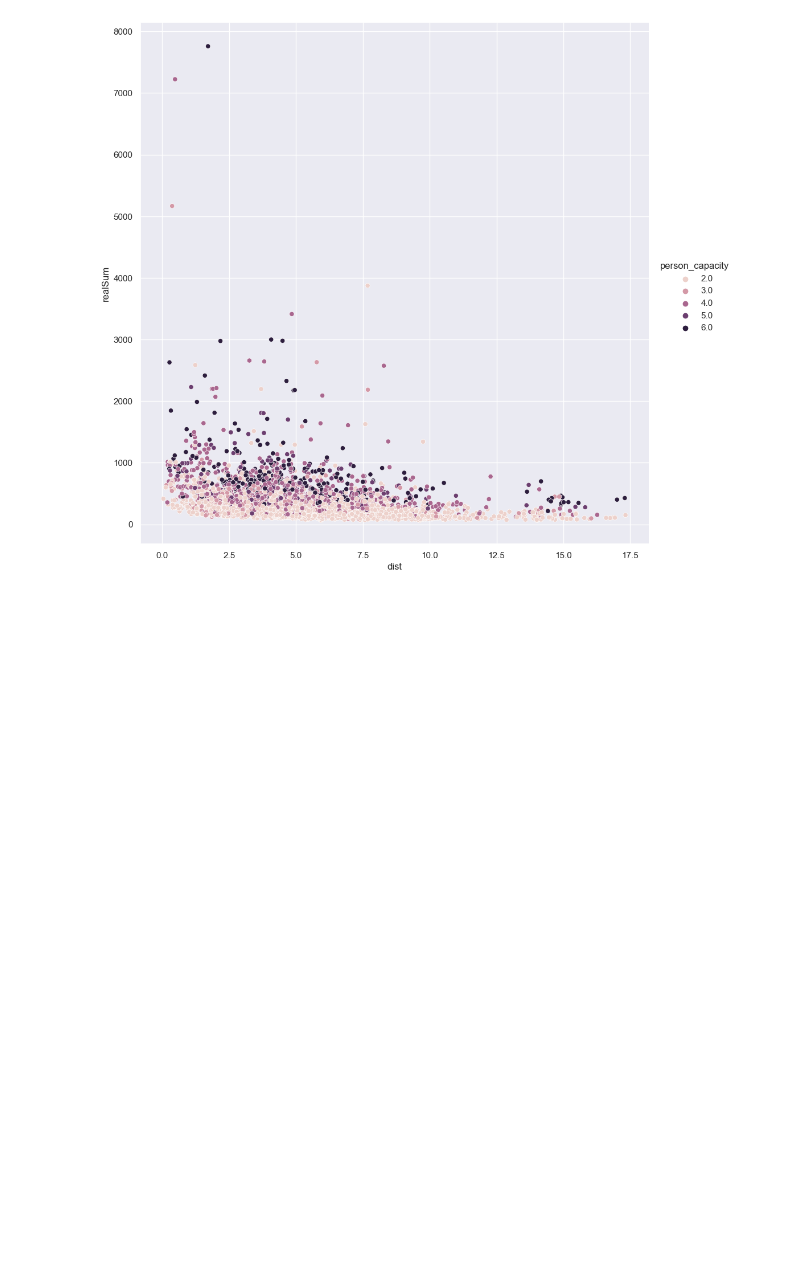
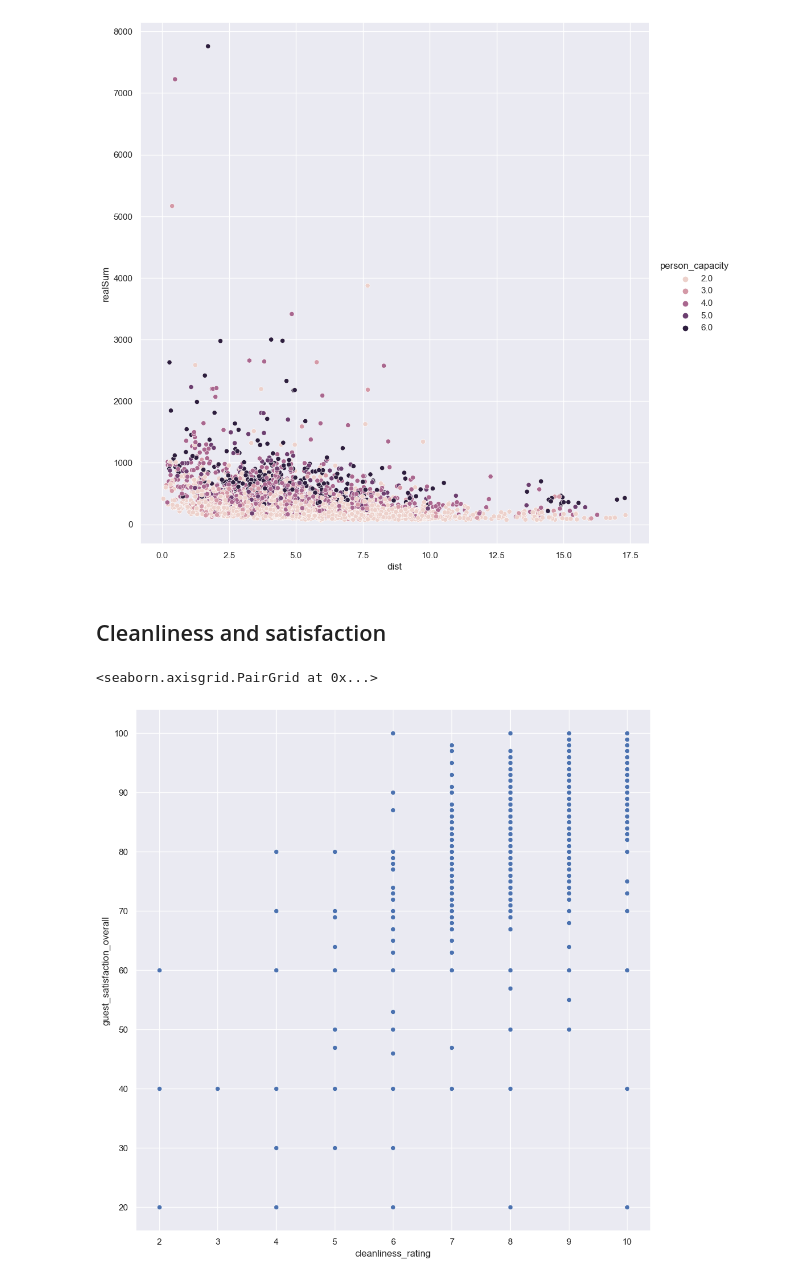
Before and after one commit to Revold1/SC1015-AirBNB, a Jupyter notebook: Jons EDA.ipynb, the cells around one changed output. Saved outputs shown, nothing was run; the diff lists cells and outputs as text; code cells hidden in the pictures; blank space fills up the shorter version.

```diff
--- a/Jons EDA.ipynb
+++ b/Jons EDA.ipynb
@@ -134,3 +134,10 @@ sb.pairplot(data=df, x_vars="dist", y_vars="realSum", hue='person_capacity', hei
 # %% [output]
 <seaborn.axisgrid.PairGrid at 0x...>
 [figure]
+# %% [markdown]
+## Cleanliness and satisfaction
+# %%
+sb.pairplot(data=traindata, y_vars="guest_satisfaction_overall", x_vars="cleanliness_rating", height=10)
+# %% [output]
+<seaborn.axisgrid.PairGrid at 0x...>
+[figure, added]
```
Also changed, not shown: 1 other file.
